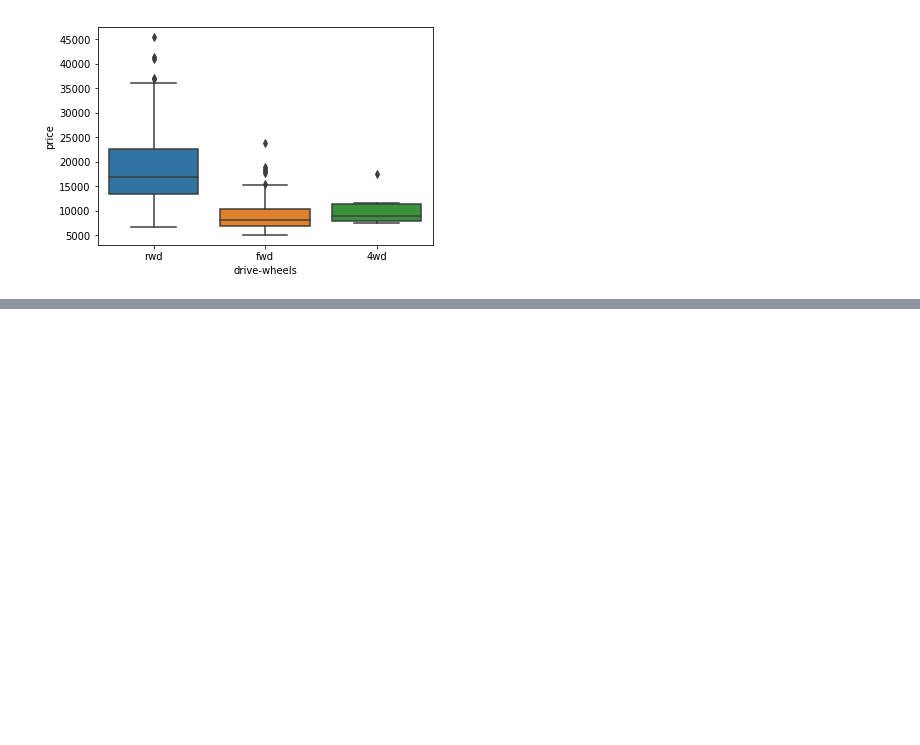
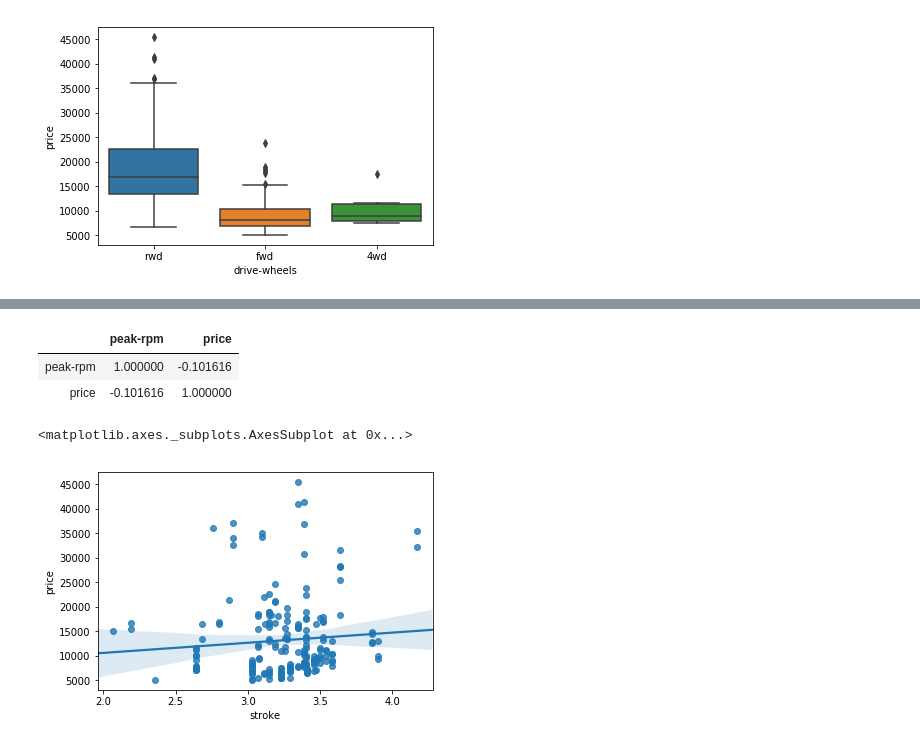
Before and after one commit to ghaffaru/used-car-price-prediction, a Jupyter notebook: train.ipynb, the cells around one changed output, grey strips where cells are left out. Saved outputs shown, nothing was run; the diff lists cells and outputs as text; code cells hidden in the pictures; blank space fills up the shorter version.

```diff
--- a/train.ipynb
+++ b/train.ipynb
@@ -509,0 +528,11 @@ plt.title('Scatter plot of Engine Size')
+# %%
+df[['peak-rpm','price']].corr()
+# %% [output]
+|  | peak-rpm | price |
+| peak-rpm | 1.000000 | -0.101616 |
+| price | -0.101616 | 1.000000 |
+# %%
+sns.regplot(x = df['stroke'], y = df['price'])
+# %% [output]
+<matplotlib.axes._subplots.AxesSubplot at 0x...>
+[figure, added]
```
Also changed, not shown: parts of 18 cells of this notebook.
